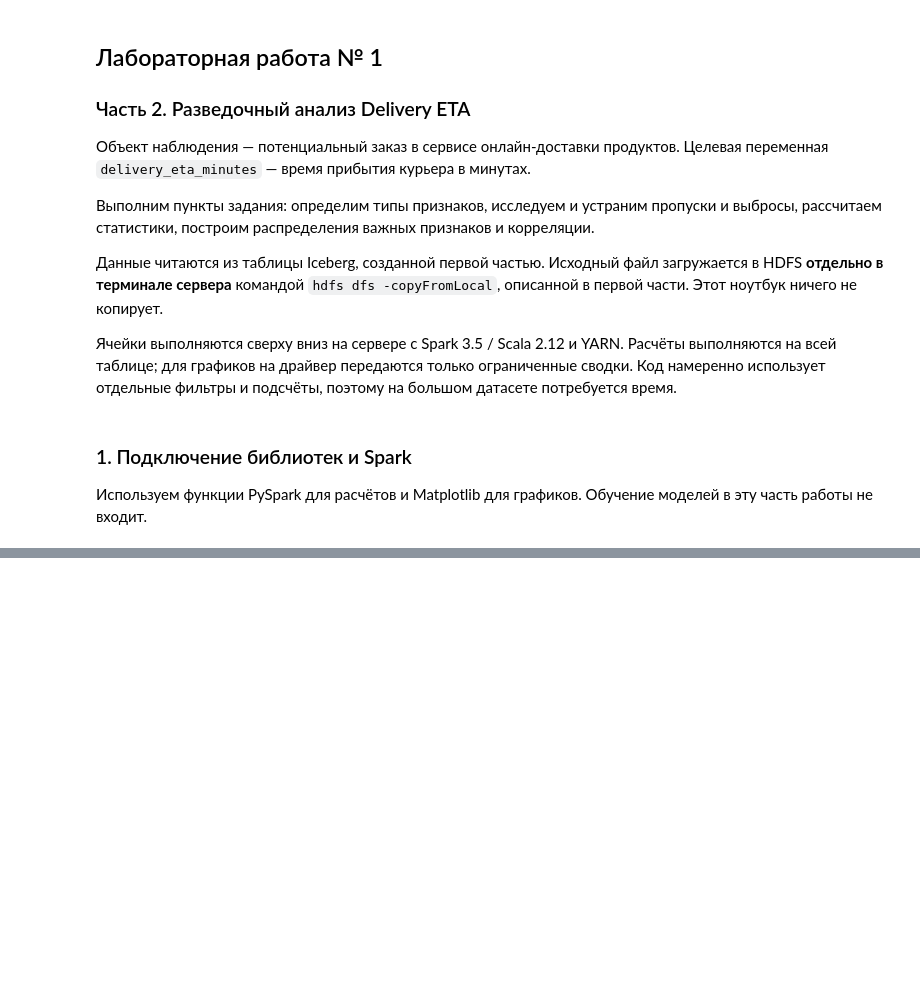
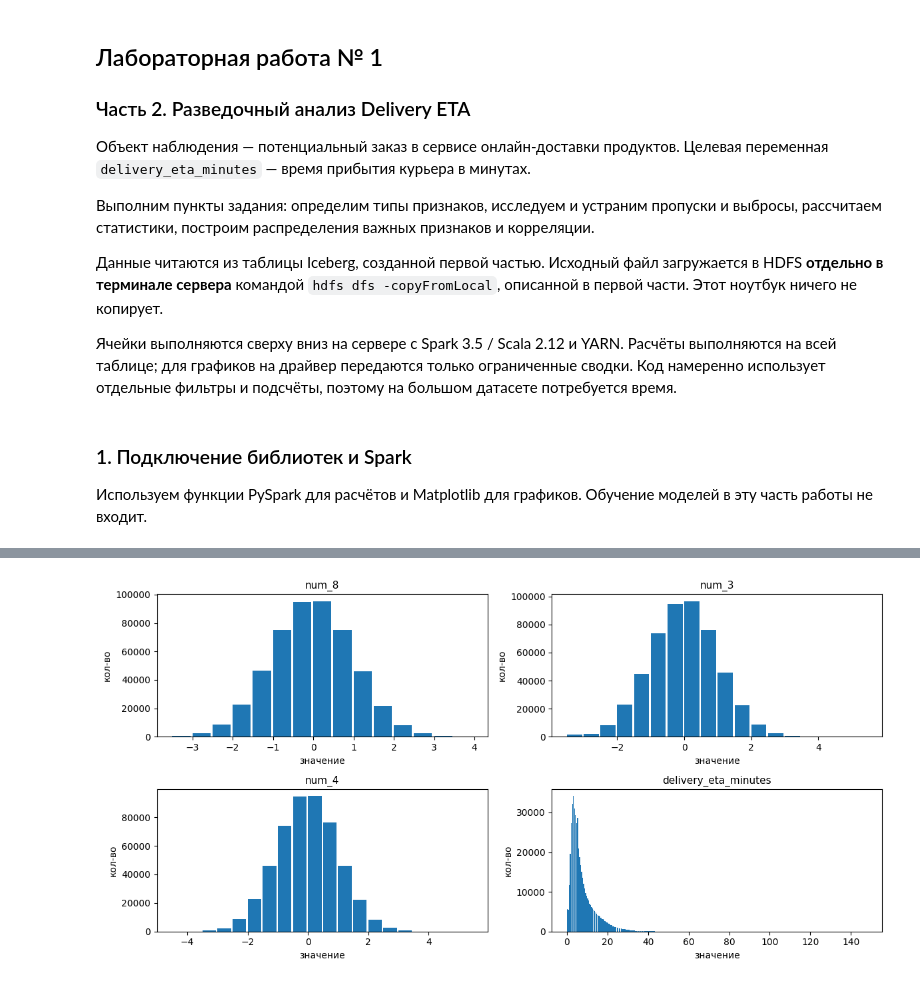
Before and after one commit to ArtemKeety/SOBD, a Jupyter notebook: 2_Exploratory_analysis.ipynb, the cells around one changed output, grey strips where cells are left out. Drawn from its saved outputs; the diff is of its cells as text; code cells hidden in the pictures; blank space fills up the shorter version.

```diff
--- a/2_Exploratory_analysis.ipynb
+++ b/2_Exploratory_analysis.ipynb
@@ -944,0 +460,25 @@ spark.stop()  # Освобождаем ресурсы приложения на
+# %%
+TOP_COLS = ["num_8", "num_3", "num_4"]
+
+stats_expr = []
+for c in TOP_COLS + [DEM]:
+    stats_expr += [
+        F.mean(c).alias(f"{c}__mean"),
+        F.stddev(c).alias(f"{c}__std"),
+        F.min(c).alias(f"{c}__min"),
+        F.expr(f"percentile_approx({c}, 0.25)").alias(f"{c}__p25"),
+        F.expr(f"percentile_approx({c}, 0.50)").alias(f"{c}__p50"),
+        F.expr(f"percentile_approx({c}, 0.75)").alias(f"{c}__p75"),
+        F.max(c).alias(f"{c}__max"),
+        F.skewness(c).alias(f"{c}__skew"),
+        F.kurtosis(c).alias(f"{c}__kurt"),
+    ]
+
+stats = df.select(*stats_expr).toPandas().T.reset_index()
+stats.columns = ["key", "value"]
+stats["metric"] = stats["key"].str.rsplit("__", n=1).str[-1]
+stats["col"]    = stats["key"].str.rsplit("__", n=1).str[0]
+
+summary = (stats.pivot(index="col", columns="metric", values="value")
+           [["mean", "std", "min", "p25", "p50", "p75", "max", "skew", "kurt"]])
+summary.round(4).head(len(summary))
@@ -944,0 +492,22 @@ spark.stop()  # Освобождаем ресурсы приложения на
+# %%
+
+
+def plot_num_grid(df, cols, step=0.5, ncols=2):
+    nrows = -(-len(cols)//ncols)
+    fig, axes = plt.subplots(nrows, ncols, figsize=(6*ncols, 3*nrows))
+    axes = axes.flatten()
+    for i, c in enumerate(cols):
+        hist = (df.select(F.floor(F.col(c)/step).cast("int").alias("b"))
+                  .groupBy("b").count().orderBy("b").toPandas())
+        hist["x"] = hist["b"] * step
+        axes[i].bar(hist["x"], hist["count"], width=step*0.9, align="edge")
+        axes[i].set_title(c, fontsize=11)
+        axes[i].set_xlabel("значение"); axes[i].set_ylabel("кол-во")
+    for j in range(len(cols), len(axes)):
+        axes[j].axis("off")
+    plt.tight_layout()
+    plt.show()
+
+plot_num_grid(df, TOP_COLS + [DEM], step=0.5, ncols=2)
+# %% [output]
+[figure, added]
```
Also changed, not shown: parts of 78 cells of this notebook, 1 other file.
